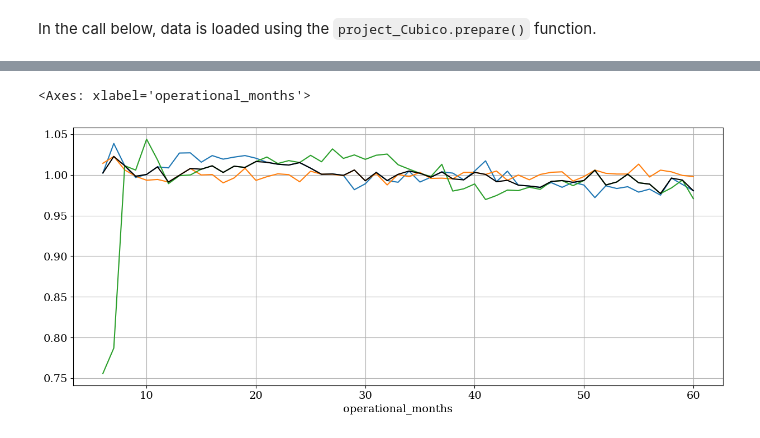
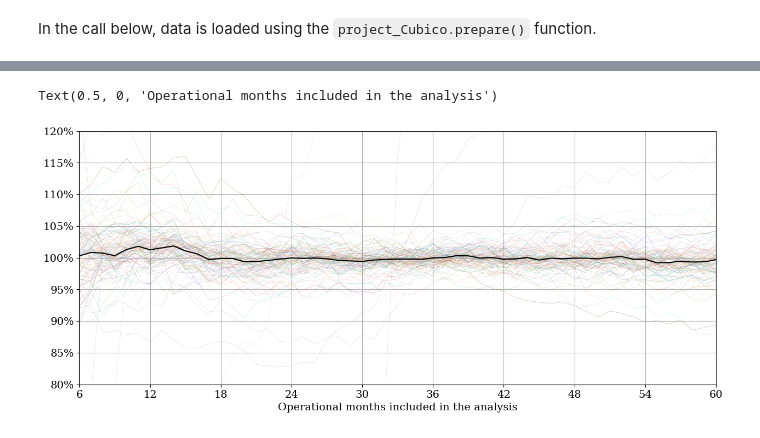
Before and after one commit to charlie9578/OpenOA, a Jupyter notebook: examples/02b_plant_aep_analysis_elexon_meta.ipynb, the cells around one changed output, grey strips where cells are left out. Drawn from its saved outputs; the diff is of its cells as text; code cells hidden in the pictures.

```diff
--- a/examples/02b_plant_aep_analysis_elexon_meta.ipynb
+++ b/examples/02b_plant_aep_analysis_elexon_meta.ipynb
@@ -52,6 +41,0 @@ assets
-# %%
-asset_dictionary_id =  10177 # 10181 10183 10185 10186 10199 10201 10214 10232 10234 10235 10242 10246
-# 10163
-asset = assets.loc[asset_dictionary_id]["name"]
-
-asset
@@ -60,5 +41,0 @@ asset
-# %%
-for cnt,asset_dictionary_id in enumerate(assets.index):
-
-    asset = (assets.loc[asset_dictionary_id]["name"]).replace("/","")
-    print(f"{cnt} {asset}")
@@ -87,8 +41,0 @@ from pathlib import Path
-# %%
-for asset_dictionary_id in assets.index:
-
-    asset = (assets.loc[asset_dictionary_id]["name"]).replace("/","")
-
-    path = f"data/elexon/{asset_dictionary_id}/result_{asset}.csv"
-
-    print(f"{path} {Path(path).exists()}")
@@ -185,9 +162,18 @@ for result in results:
     aep_trends.append(result[["operational_months","aep_GWh"]].groupby("operational_months").median()/result["aep_GWh"].median())
 
 aep_trend = pd.concat(aep_trends,axis=1)
-# %%
-aep_trend.plot(legend=False)
-aep_trend.median(axis=1).plot(c="black")
-# %% [output]
-<Axes: xlabel='operational_months'>
-[figure, removed]
+# %%
+import numpy as np
+import matplotlib.ticker as mtick
+
+ax = aep_trend.plot(legend=False,xlim=[6,60],ylim=[0.8,1.2],linewidth=0.1, xticks = (np.arange(0, 61, step=6)) )
+aep_trend.median(axis=1).plot(ax=ax,c="black")
+# aep_trend.quantile(0.9,axis=1).plot(c="black")
+# aep_trend.quantile(0.1,axis=1).plot(c="black")
+
+vals = ax.get_yticks()
+ax.set_yticklabels(['{:,.0%}'.format(x) for x in vals]);
+ax.set_xlabel("Operational months included in the analysis")
+# %% [output]
+Text(0.5, 0, 'Operational months included in the analysis')
+[figure, added]
```
Also changed, not shown: parts of 10 cells of this notebook, 1 other file.
